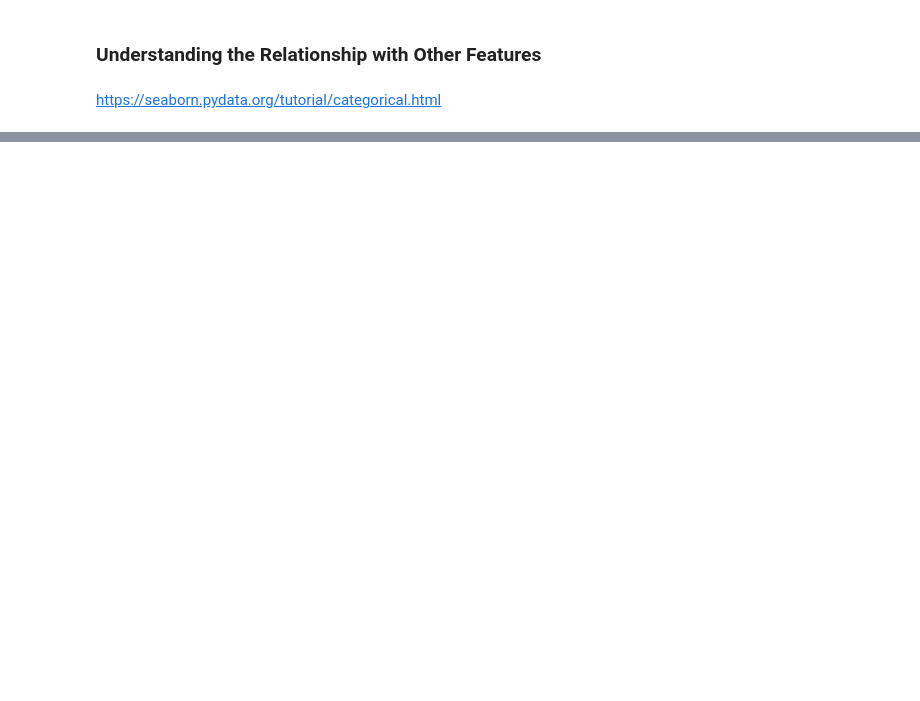
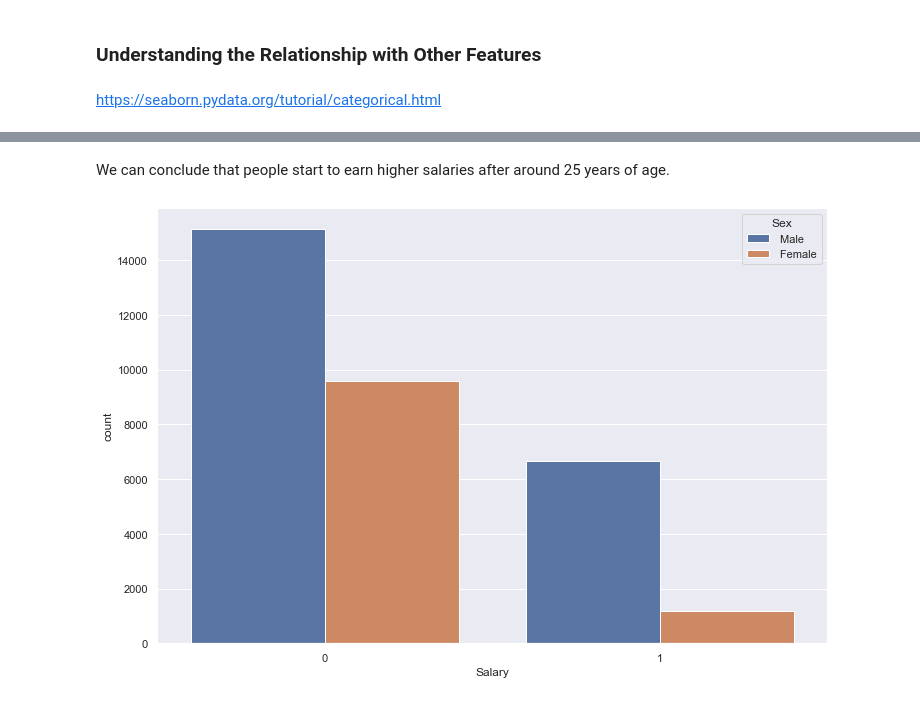
Before and after one commit to ThejakaSEP/2022S_AML_1114_2, a Jupyter notebook: TermProject.ipynb, the cells around one changed output, grey strips where cells are left out. Saved outputs shown, nothing was run; the diff lists cells and outputs as text; code cells hidden in the pictures; blank space fills up the shorter version.

```diff
--- a/TermProject.ipynb
+++ b/TermProject.ipynb
@@ -119,0 +172,9 @@ https://seaborn.pydata.org/tutorial/categorical.html
+# %% [markdown]
+We can conclude that people start to earn higher salaries after around 25 years of age.
+# %%
+#2. Sex
+plt.figure(figsize=(12,8))
+sns.countplot(data=df, x='Salary', hue='Sex')
+plt.show()
+# %% [output]
+[figure, added]
```
Also changed, not shown: parts of 8 cells of this notebook.
